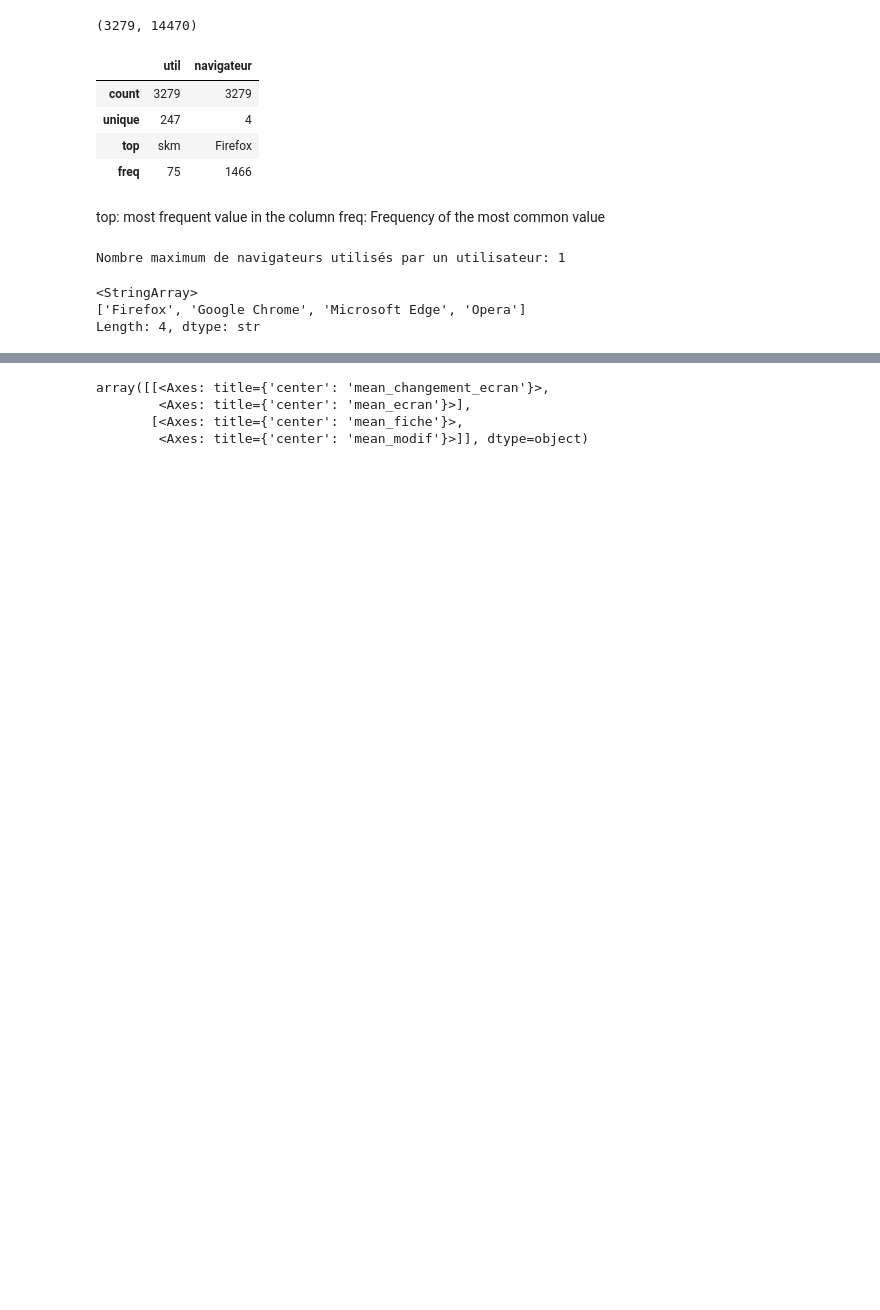
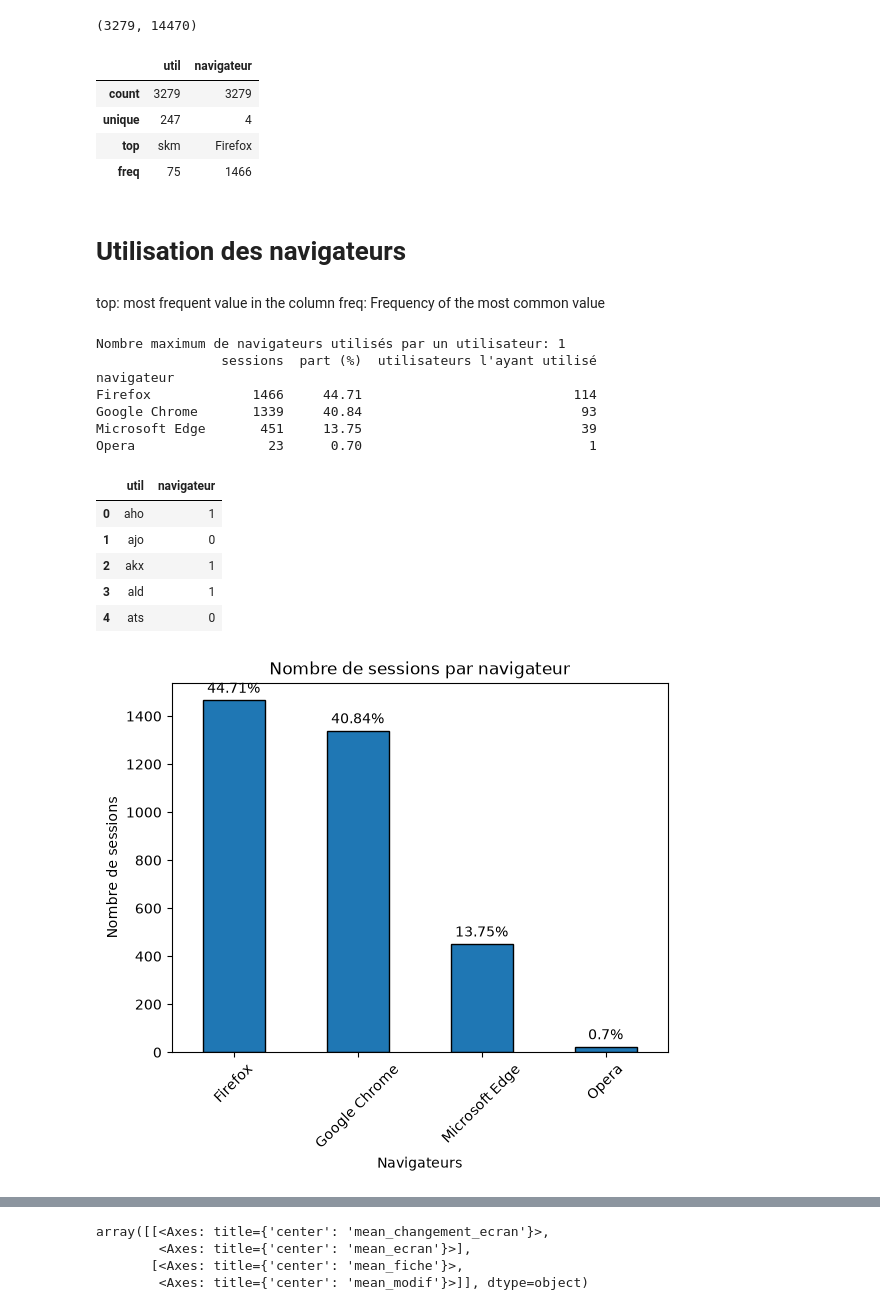
Before and after one commit to valponce/BE_DataSciences, a Jupyter notebook: prepare_data.ipynb, the cells around one changed output, grey strips where cells are left out. Saved outputs shown, nothing was run; the diff lists cells and outputs as text; code cells hidden in the pictures; blank space fills up the shorter version.

```diff
--- a/prepare_data.ipynb
+++ b/prepare_data.ipynb
@@ -21,3 +44,5 @@ features_train[["util","navigateur"]].describe()
 | unique | 247 | 4 |
 | top | skm | Firefox |
 | freq | 75 | 1466 |
+# %% [markdown]
+# Utilisation des navigateurs
@@ -26,10 +55,24 @@ top: most frequent value in the column
 freq: Frequency of the most common value
 # %%
 # Utilisateur utilise toujours le même navigateur
-print(f"Nombre maximum de navigateurs utilisés par un utilisateur: {AN.browsers_per_player(features_train)}")
-features_train['navigateur'].unique()
+df_navigateurs = AN.browsers_analysis(features_train)
+print(df_navigateurs)
+
+updated_df = features_train[["util","navigateur"]].groupby("util")["navigateur"].first().reset_index()
+updated_df = AN.to_categories(updated_df,"navigateur")
+updated_df.head()
 # %% [output]
 Nombre maximum de navigateurs utilisés par un utilisateur: 1
+                sessions  part (%)  utilisateurs l'ayant utilisé
+navigateur
+Firefox             1466     44.71                           114
+Google Chrome       1339     40.84                            93
+Microsoft Edge       451     13.75                            39
+Opera                 23      0.70                             1
-<StringArray>
-['Firefox', 'Google Chrome', 'Microsoft Edge', 'Opera']
-Length: 4, dtype: str
+|  | util | navigateur |
+| 0 | aho | 1 |
+| 1 | ajo | 0 |
+| 2 | akx | 1 |
+| 3 | ald | 1 |
+| 4 | ats | 0 |
+[figure, added]
```
Also changed, not shown: parts of 13 cells of this notebook, 1 other file.
